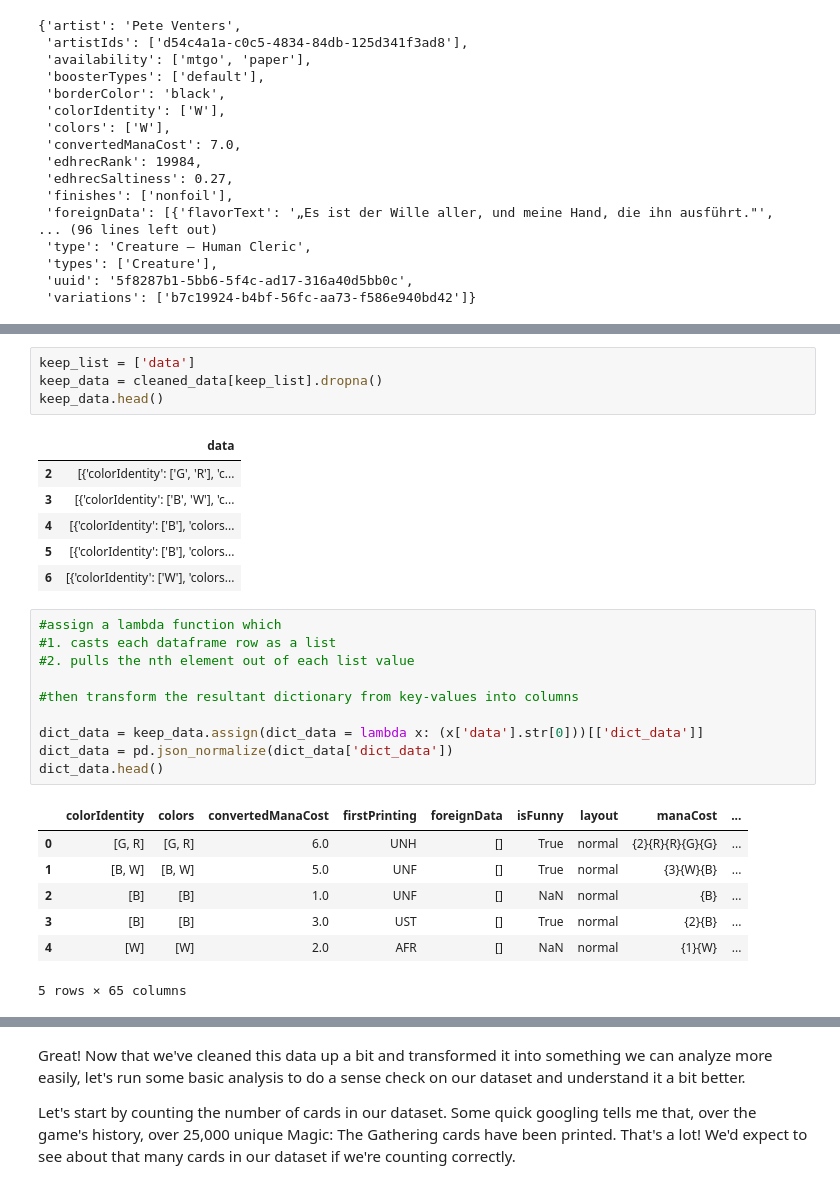
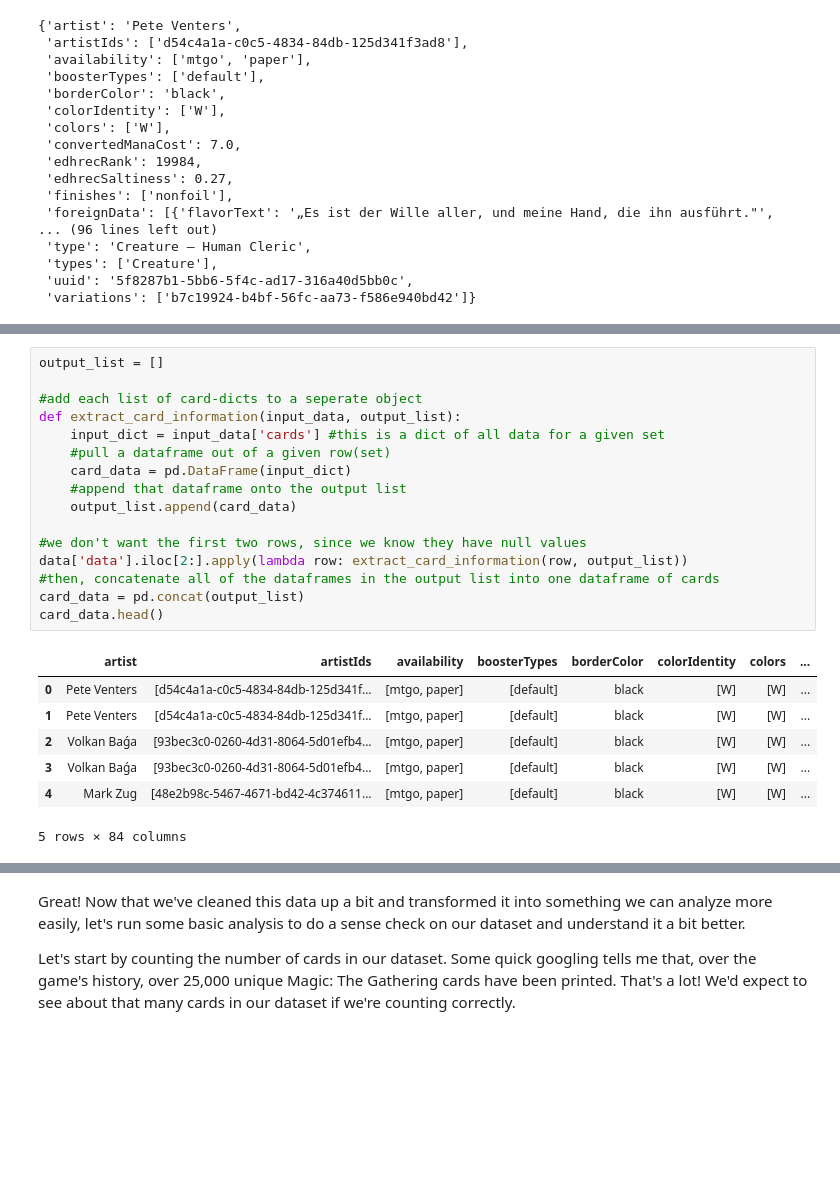
Before and after one commit to ckeneha1/gathering-data, a Jupyter notebook: workbench/card_eda.ipynb, the cells around one changed output, grey strips where cells are left out. Cells and saved outputs as stored; diff of their text form; blank space fills up the shorter version.

Commit message:
Pulled card data out of the main dataset.

```diff
--- a/workbench/card_eda.ipynb
+++ b/workbench/card_eda.ipynb
@@ -104,30 +98,25 @@ Finally, since we know that our data field contains everything we need, let's dr
-# %%
-keep_list = ['data']
-keep_data = cleaned_data[keep_list].dropna()
-keep_data.head()
-# %% [output]
-|  | data |
-| 2 | [{'colorIdentity': ['G', 'R'], 'c... |
-| 3 | [{'colorIdentity': ['B', 'W'], 'c... |
-| 4 | [{'colorIdentity': ['B'], 'colors... |
-| 5 | [{'colorIdentity': ['B'], 'colors... |
-| 6 | [{'colorIdentity': ['W'], 'colors... |
-# %%
-#assign a lambda function which
-#1. casts each dataframe row as a list
-#2. pulls the nth element out of each list value
-
-#then transform the resultant dictionary from key-values into columns
-
-dict_data = keep_data.assign(dict_data = lambda x: (x['data'].str[0]))[['dict_data']]
-dict_data = pd.json_normalize(dict_data['dict_data'])
-dict_data.head()
-# %% [output]
-|  | colorIdentity | colors | convertedManaCost | firstPrinting | foreignData | isFunny | layout | manaCost | ... |
-| 0 | [G, R] | [G, R] | 6.0 | UNH | [] | True | normal | {2}{R}{R}{G}{G} | ... |
-| 1 | [B, W] | [B, W] | 5.0 | UNF | [] | True | normal | {3}{W}{B} | ... |
-| 2 | [B] | [B] | 1.0 | UNF | [] | NaN | normal | {B} | ... |
-| 3 | [B] | [B] | 3.0 | UST | [] | True | normal | {2}{B} | ... |
-| 4 | [W] | [W] | 2.0 | AFR | [] | NaN | normal | {1}{W} | ... |
-5 rows × 65 columns
+# %%
+output_list = []
+
+#add each list of card-dicts to a seperate object
+def extract_card_information(input_data, output_list):
+    input_dict = input_data['cards'] #this is a dict of all data for a given set
+    #pull a dataframe out of a given row(set)
+    card_data = pd.DataFrame(input_dict)
+    #append that dataframe onto the output list
+    output_list.append(card_data)
+
+#we don't want the first two rows, since we know they have null values
+data['data'].iloc[2:].apply(lambda row: extract_card_information(row, output_list))
+#then, concatenate all of the dataframes in the output list into one dataframe of cards
+card_data = pd.concat(output_list)
+card_data.head()
+# %% [output]
+|  | artist | artistIds | availability | boosterTypes | borderColor | colorIdentity | colors | ... |
+| 0 | Pete Venters | [d54c4a1a-c0c5-4834-84db-125d341f... | [mtgo, paper] | [default] | black | [W] | [W] | ... |
+| 1 | Pete Venters | [d54c4a1a-c0c5-4834-84db-125d341f... | [mtgo, paper] | [default] | black | [W] | [W] | ... |
+| 2 | Volkan Baǵa | [93bec3c0-0260-4d31-8064-5d01efb4... | [mtgo, paper] | [default] | black | [W] | [W] | ... |
+| 3 | Volkan Baǵa | [93bec3c0-0260-4d31-8064-5d01efb4... | [mtgo, paper] | [default] | black | [W] | [W] | ... |
+| 4 | Mark Zug | [48e2b98c-5467-4671-bd42-4c374611... | [mtgo, paper] | [default] | black | [W] | [W] | ... |
+5 rows × 84 columns
 # %%
```
Also changed, not shown: parts of 8 cells of this notebook.
